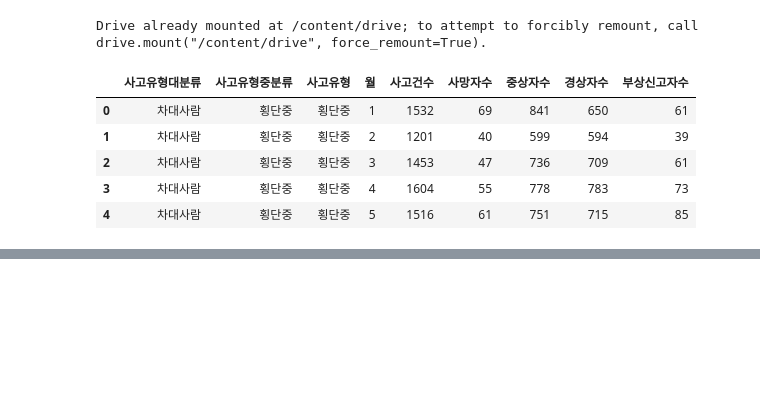
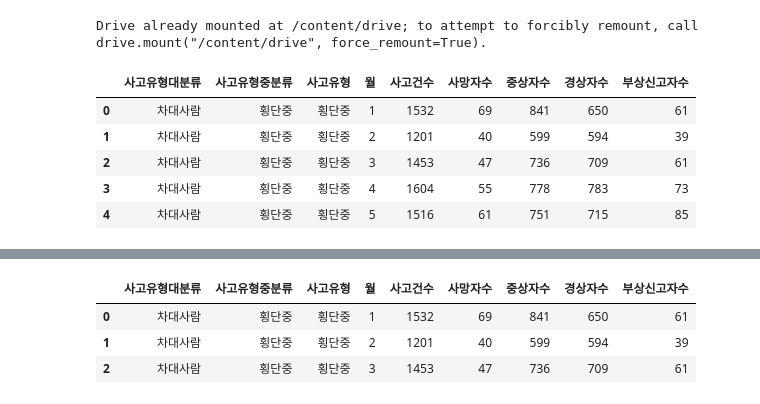
Before and after one commit to SoheeKims/Study-Python, a Jupyter notebook: 교통사고_유형별_사고건_21_01_23~.ipynb, the cells around one changed output, grey strips where cells are left out. Saved outputs shown, nothing was run; the diff lists cells and outputs as text; code cells hidden in the pictures; blank space fills up the shorter version.

```diff
--- a/교통사고_유형별_사고건_21_01_23~.ipynb
+++ b/교통사고_유형별_사고건_21_01_23~.ipynb
@@ -44,0 +142,8 @@ memory usage: 14.9+ KB
+# %%
+# 행의 범위를 지정해서 출력
+monthly_traffic[0:3]
+# %% [output]
+|  | 사고유형대분류 | 사고유형중분류 | 사고유형 | 월 | 사고건수 | 사망자수 | 중상자수 | 경상자수 | 부상신고자수 |
+| 0 | 차대사람 | 횡단중 | 횡단중 | 1 | 1532 | 69 | 841 | 650 | 61 |
+| 1 | 차대사람 | 횡단중 | 횡단중 | 2 | 1201 | 40 | 599 | 594 | 39 |
+| 2 | 차대사람 | 횡단중 | 횡단중 | 3 | 1453 | 47 | 736 | 709 | 61 |
```
Also changed, not shown: parts of 15 cells of this notebook.
